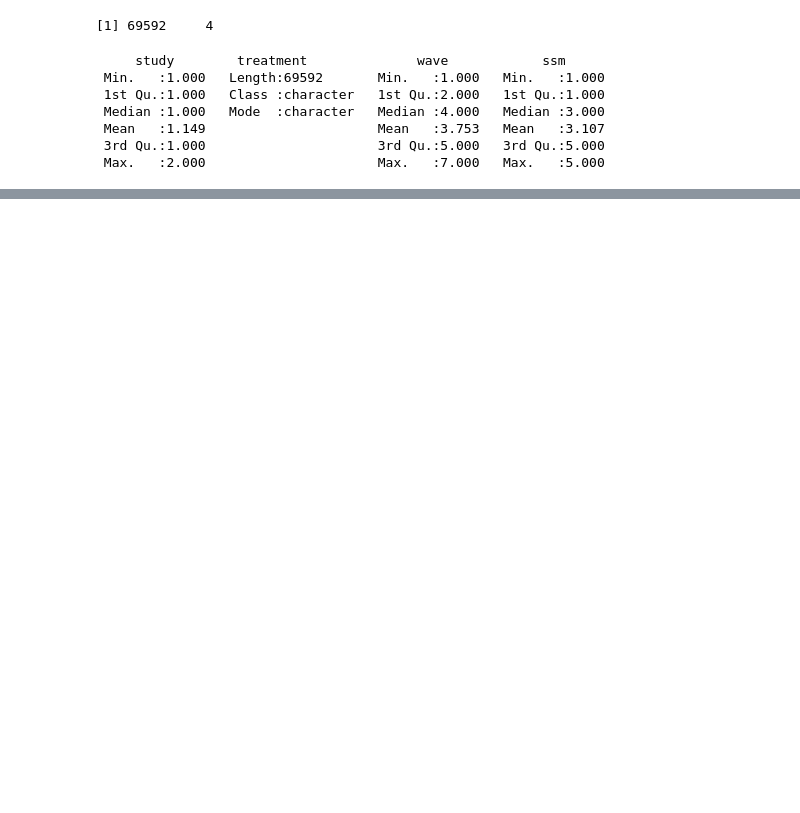
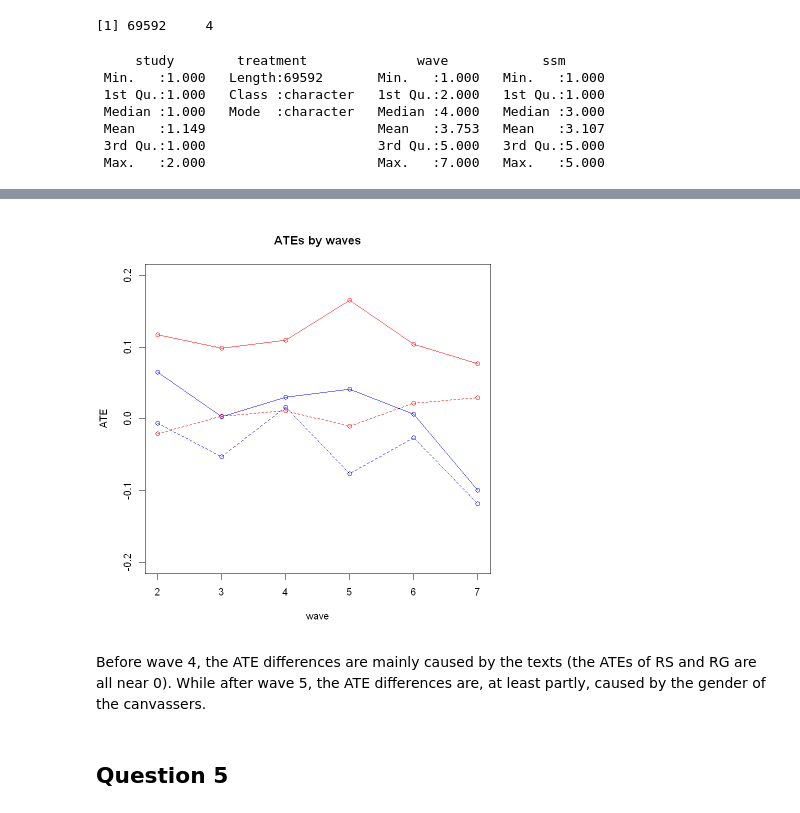
Before and after one commit to MoonEater0912/EQ-5D-5L-Mapping-Algorithm-Develop, a Jupyter notebook: My_code/Causality_gay.ipynb, the cells around one changed output, grey strips where cells are left out. Saved outputs shown, nothing was run; the diff lists cells and outputs as text; code cells hidden in the pictures; blank space fills up the shorter version.

```diff
--- a/My_code/Causality_gay.ipynb
+++ b/My_code/Causality_gay.ipynb
@@ -13,0 +99,10 @@ summary(dt)
+# %%
+two_months_after <- dt[dt$study == 1 & dt$wave == 2, ]
+
+dif_nc <- mean(two_months_after[two_months_after$treatment_recoded == 'NC', ]$ssm) - mean(baseline_interview[baseline_interview$treatment_recoded == 'NC', ]$ssm)
+
+ATE_straight <- mean(two_months_after[two_months_after$treatment_recoded == 'SStraight', ]$ssm) - mean(baseline_interview[baseline_interview$treatment_recoded == 'SStraight', ]$ssm) - dif_nc
+ATE_gay <- mean(two_months_after[two_months_after$treatment_recoded == 'SGay', ]$ssm) - mean(baseline_interview[baseline_interview$treatment_recoded == 'SGay', ]$ssm) - dif_nc
+
+print(paste("The ATE of Straight group is ", ATE_straight))
+print(paste("The ATE of Gay group is ", ATE_gay))
@@ -13,0 +131,23 @@ summary(dt)
+# %%
+# Define a function which is to calculate the 4 ATEs -
+# that of SStraight, SGay, RStraight and RGay
+cal_ate <- function(wave){
+    treated_result <- dt[dt$study == 1 & dt$wave == wave, ]
+
+    dif_nc <- mean(treated_result[treated_result$treatment_recoded == 'NC', ]$ssm) - mean(baseline_interview[baseline_interview$treatment_recoded == 'NC', ]$ssm)
+
+    s_ATE_straight <- mean(treated_result[treated_result$treatment_recoded == 'SStraight', ]$ssm) - mean(baseline_interview[baseline_interview$treatment_recoded == 'SStraight', ]$ssm) - dif_nc
+    s_ATE_gay <- mean(treated_result[treated_result$treatment_recoded == 'SGay', ]$ssm) - mean(baseline_interview[baseline_interview$treatment_recoded == 'SGay', ]$ssm) - dif_nc
+    r_ATE_straight <- mean(treated_result[treated_result$treatment_recoded == 'RStraight', ]$ssm) - mean(baseline_interview[baseline_interview$treatment_recoded == 'RStraight', ]$ssm) - dif_nc
+    r_ATE_gay <- mean(treated_result[treated_result$treatment_recoded == 'RGay', ]$ssm) - mean(baseline_interview[baseline_interview$treatment_recoded == 'RGay', ]$ssm) - dif_nc
+
+    return(c(s_ATE_straight, s_ATE_gay, r_ATE_straight, r_ATE_gay))
+}
+
+df <- data.frame(index = c("SStraight", "SGay", "RStraight", "RGay"))
+
+for (i in seq(2, 7, 1)){
+    df[ ,paste("wave", i, sep = '')] <- cal_ate(wave = i)
+}
+
+print(df)
@@ -13,0 +165,17 @@ summary(dt)
+# %%
+SS <- as.numeric(df[1, 2:7])
+SG <- as.numeric(df[2, 2:7])
+RS <- as.numeric(df[3, 2:7])
+RG <- as.numeric(df[4, 2:7])
+
+plot(2:7, SS, type = 'o', col = 'blue', xlab = "wave", ylab = "ATE",
+    main = "ATEs by waves", ylim = c(-0.2, 0.2))
+lines(2:7, SG, type = 'o', col = "red")
+lines(2:7, RS, type = "o", col = "blue", lty = 2)
+lines(2:7, RG, type = "o", col = "red", lty = 2)
+# %% [output]
+[figure, added]
+# %% [markdown]
+Before wave 4, the ATE differences are mainly caused by the texts (the ATEs of RS and RG are all near 0). While after wave 5, the ATE differences are, at least partly, caused by the gender of the canvassers.
+# %% [markdown]
+## Question 5
```
Also changed, not shown: parts of 25 cells of this notebook, 2 other files.
